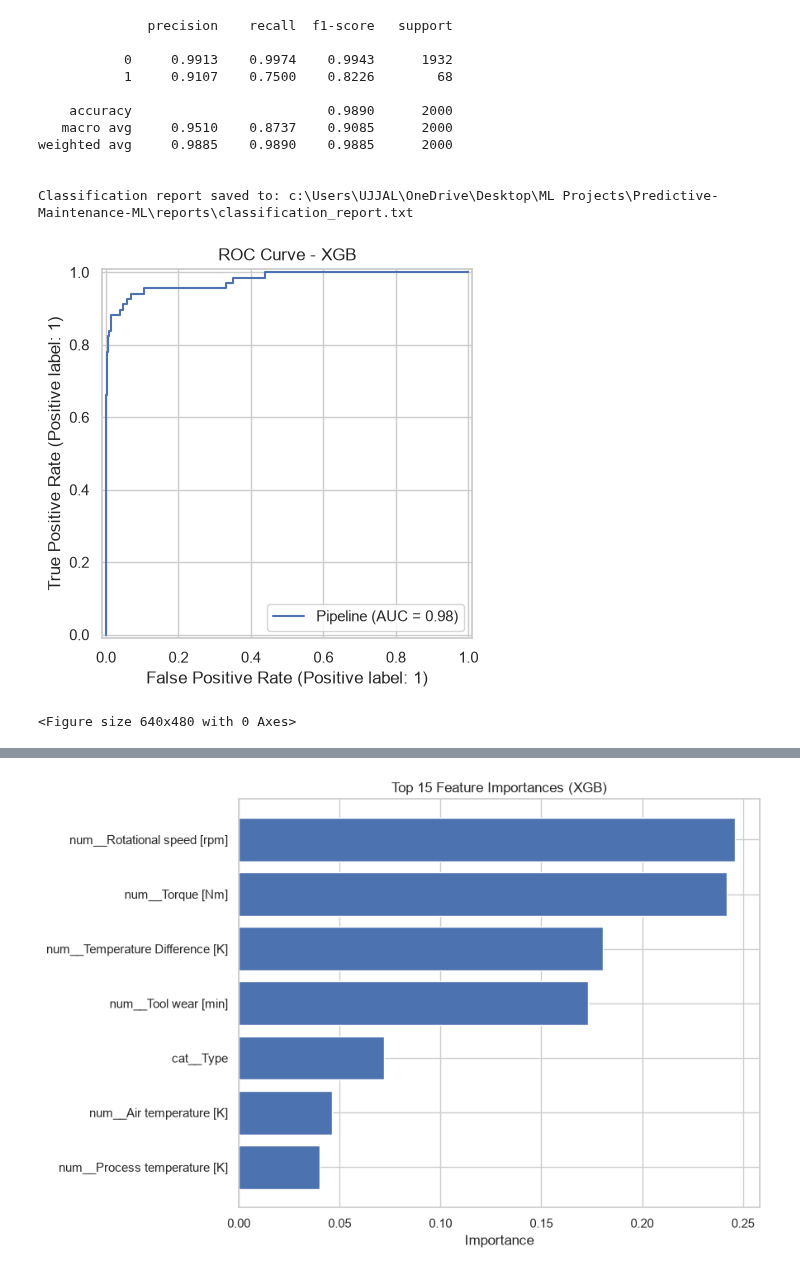
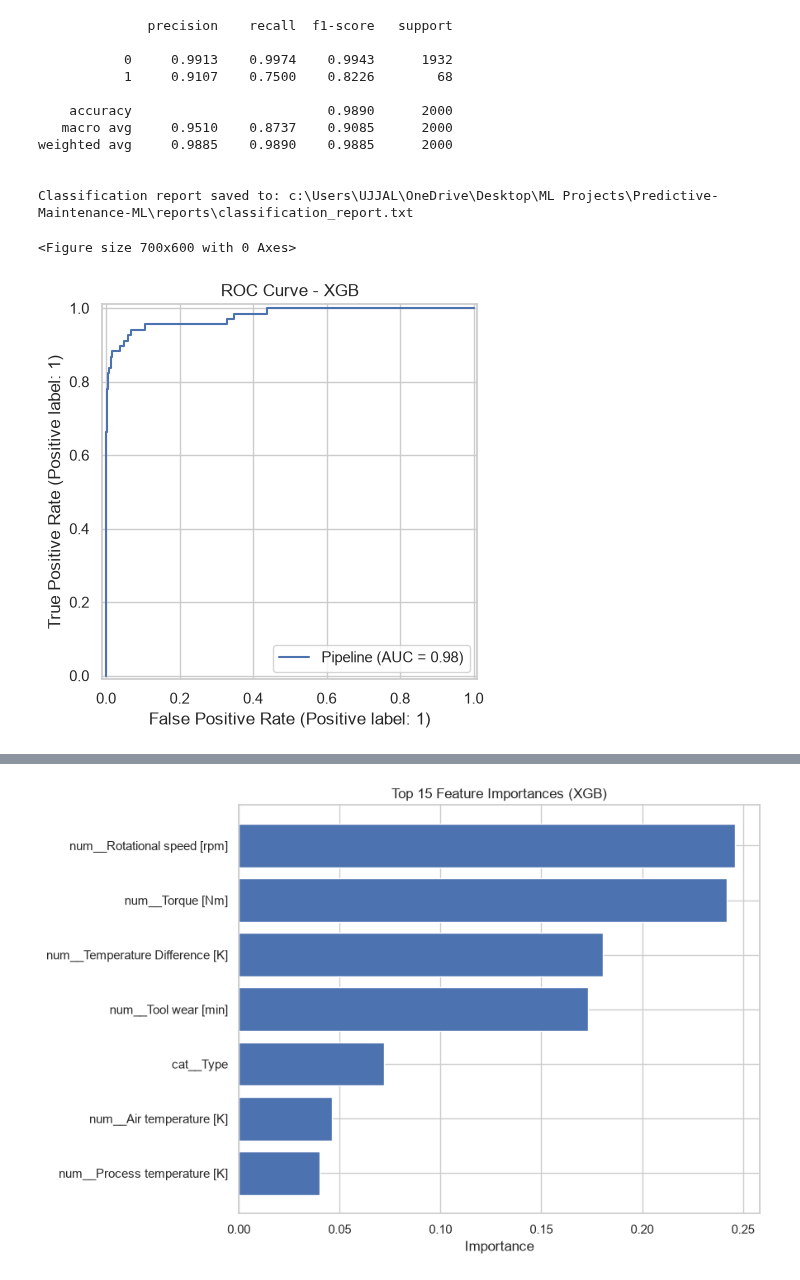
Before and after one commit to ujjal314/Predictive-Maintenance-ML, a Jupyter notebook: notebooks/03_Model_Training.ipynb, the cells around one changed output, grey strips where cells are left out. Drawn from its saved outputs; the diff is of its cells as text; code cells hidden in the pictures.

```diff
--- a/notebooks/03_Model_Training.ipynb
+++ b/notebooks/03_Model_Training.ipynb
@@ -822,29 +821,28 @@ Classification report saved to: c:\Users\UJJAL\OneDrive\Desktop\ML Projects\Pred
 # %%
 # ROC Curve
 
+plt.figure(figsize=(7, 6))
+
 RocCurveDisplay.from_estimator(
-
     best_model,
-
     X_test,
     y_test
-
 )
 
 plt.title("ROC Curve - XGB")
 
-plt.show()
+plt.tight_layout()
 
 plt.savefig(
-    IMAGE_DIR / "ROC_Curve_XGB.png",
+    IMAGE_DIR / "ROC_Curve_XGBoost.png",
     dpi=300,
     bbox_inches="tight"
 )
 
 plt.show()
 # %% [output]
+<Figure size 700x600 with 0 Axes>
-[figure, old version]
+[figure, new version]
-<Figure size 640x480 with 0 Axes>
 # %%
 # Precision Recall Curve
 
```
Also changed, not shown: parts of 5 cells of this notebook, 8 other files.
